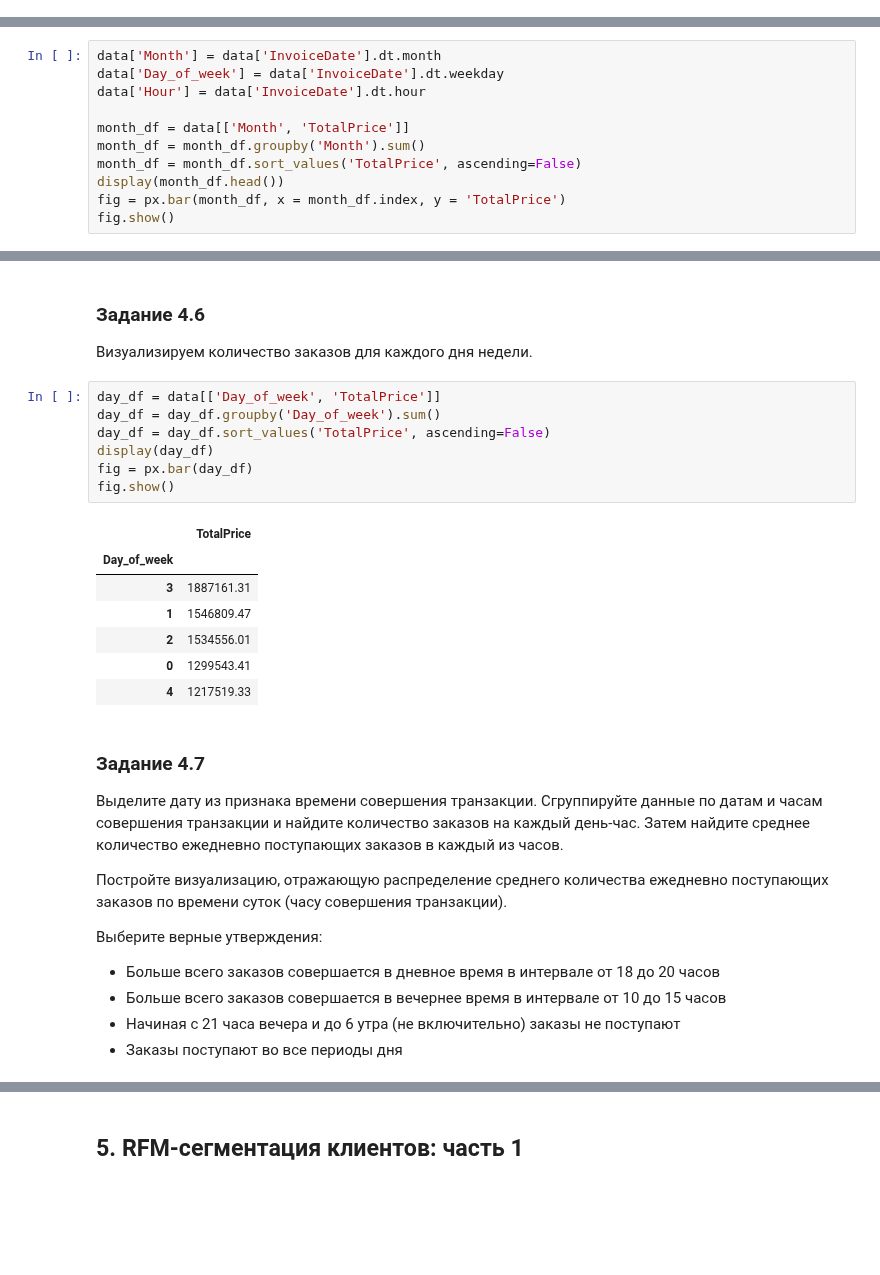
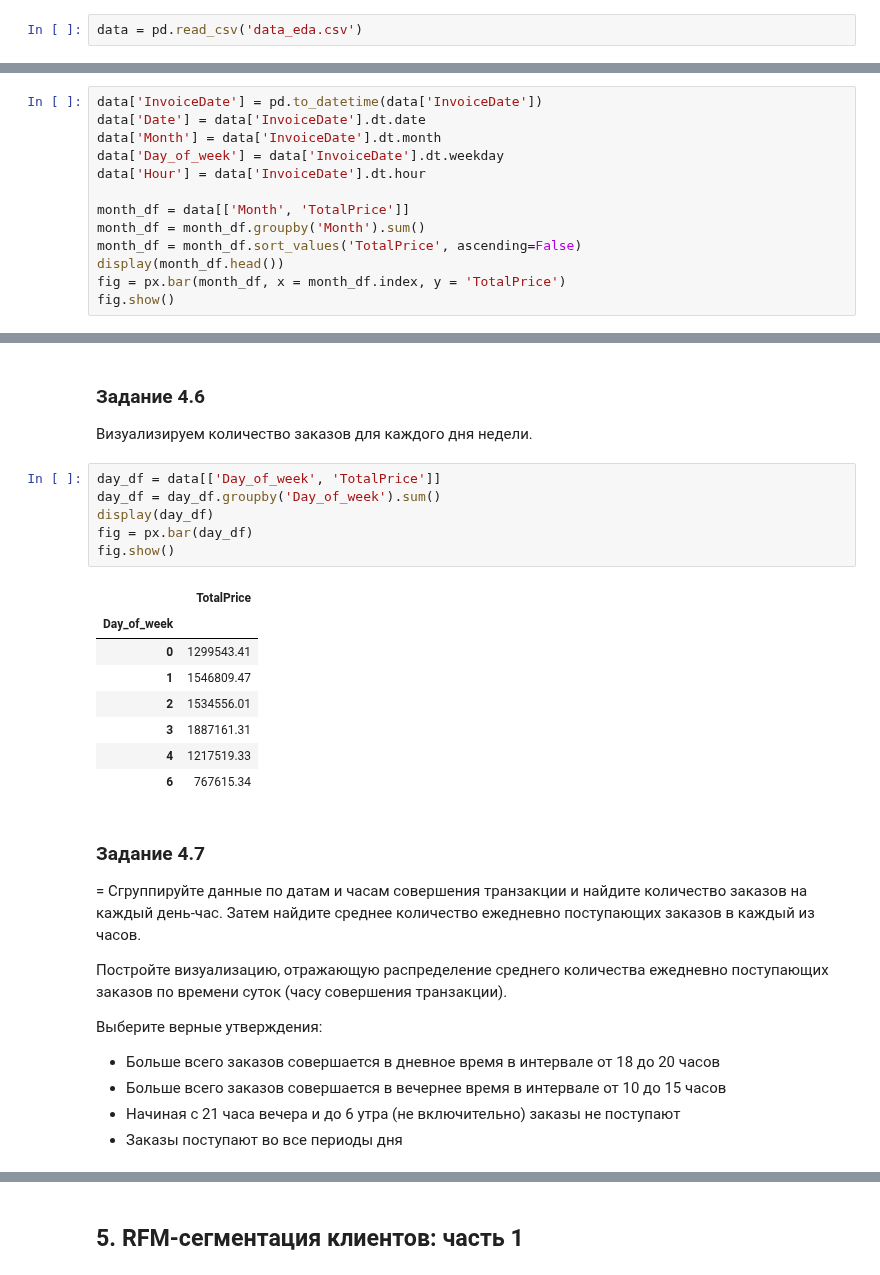
Before and after one commit to PlatArs/PROJECT-6, a Jupyter notebook: Project_6.ipynb, the cells around one changed output, grey strips where cells are left out. Drawn from its saved outputs; the diff is of its cells as text; blank space fills up the shorter version.

```diff
--- a/Project_6.ipynb
+++ b/Project_6.ipynb
@@ -384,6 +384,8 @@ data.shape
 data.to_csv('data_eda.csv')
 # %% [markdown]
 ## 4. Разведывательный анализ данных
+# %%
+data = pd.read_csv('data_eda.csv')
 # %% [markdown]
 ### Задание 4.1
 Выясним, в каких странах живут клиенты.
@@ -459,6 +461,8 @@ fig.show()
 Добавим временные признаки месяца, дня недели и часа совершения покупки.
 Определим самые прибыльные месяца.
 # %%
+data['InvoiceDate'] = pd.to_datetime(data['InvoiceDate'])
+data['Date'] = data['InvoiceDate'].dt.date
 data['Month'] = data['InvoiceDate'].dt.month
 data['Day_of_week'] = data['InvoiceDate'].dt.weekday
 data['Hour'] = data['InvoiceDate'].dt.hour
@@ -483,21 +487,21 @@ fig.show()
 # %%
 day_df = data[['Day_of_week', 'TotalPrice']]
 day_df = day_df.groupby('Day_of_week').sum()
-day_df = day_df.sort_values('TotalPrice', ascending=False)
 display(day_df)
 fig = px.bar(day_df)
 fig.show()
 # %% [output]
 |  | TotalPrice |
 | Day_of_week |  |
-| 3 | 1887161.31 |
+| 0 | 1299543.41 |
 | 1 | 1546809.47 |
 | 2 | 1534556.01 |
-| 0 | 1299543.41 |
+| 3 | 1887161.31 |
 | 4 | 1217519.33 |
+| 6 | 767615.34 |
 # %% [markdown]
 ### Задание 4.7
-Выделите дату из признака времени совершения транзакции.
+=
 Сгруппируйте данные по датам и часам совершения транзакции и найдите количество заказов на каждый день-час. Затем найдите среднее количество ежедневно поступающих заказов в каждый из часов.
 
 Постройте визуализацию, отражающую распределение среднего количества ежедневно поступающих заказов по времени суток (часу совершения транзакции).
```
Also changed, not shown: parts of 2 cells of this notebook.
